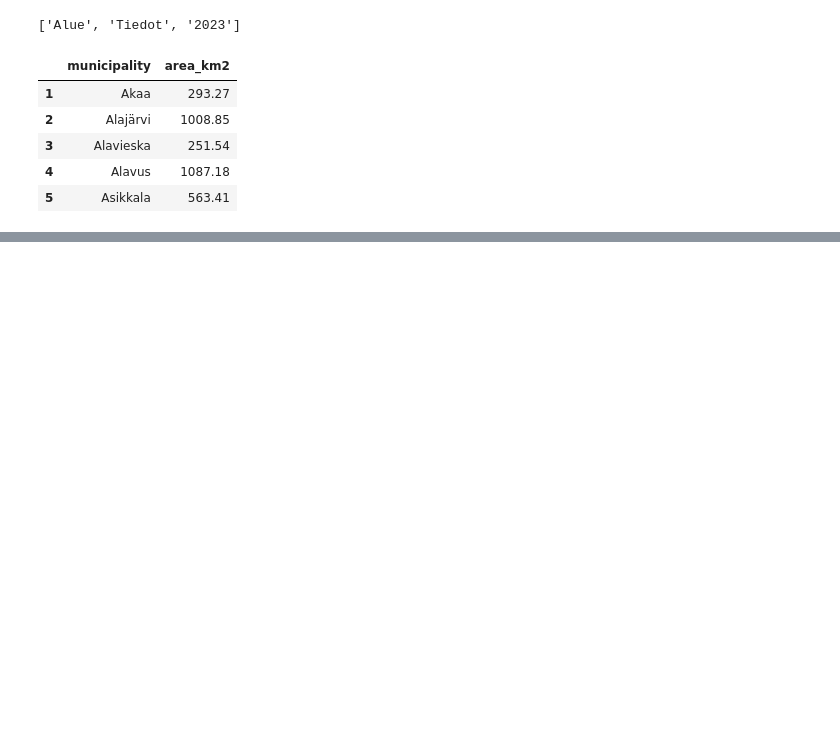
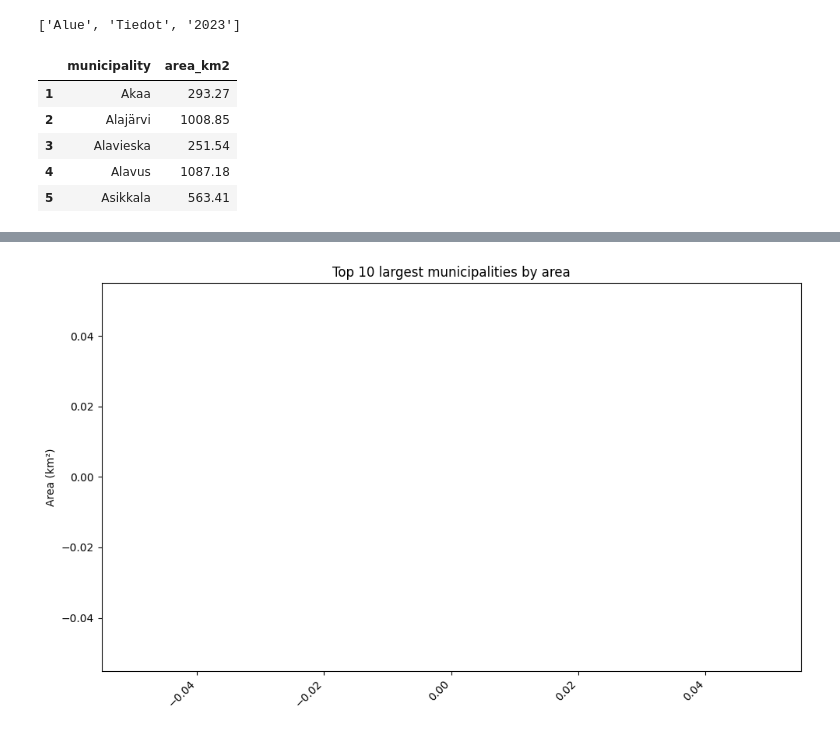
Before and after one commit to Ahmad-khoja/data-analytics-assignment, a Jupyter notebook: notebooks/municipal_infrastructure_and_tourism.ipynb, the cells around one changed output, grey strips where cells are left out. Cells and saved outputs as stored; diff of their text form; code cells hidden in the pictures; blank space fills up the shorter version.

```diff
--- a/notebooks/municipal_infrastructure_and_tourism.ipynb
+++ b/notebooks/municipal_infrastructure_and_tourism.ipynb
@@ -140,0 +241,17 @@ area_df.head()
+# %%
+top_area = (
+    merged_df
+    .dropna(subset=["area_km2"])
+    .sort_values("area_km2", ascending=False)
+    .head(10)
+)
+
+plt.figure(figsize=(10,6))
+plt.bar(top_area["municipality"], top_area["area_km2"])
+plt.xticks(rotation=45, ha="right")
+plt.ylabel("Area (km²)")
+plt.title("Top 10 largest municipalities by area")
+plt.tight_layout()
+plt.show()
+# %% [output]
+[figure, added]
```
Also changed, not shown: parts of 49 cells of this notebook.
